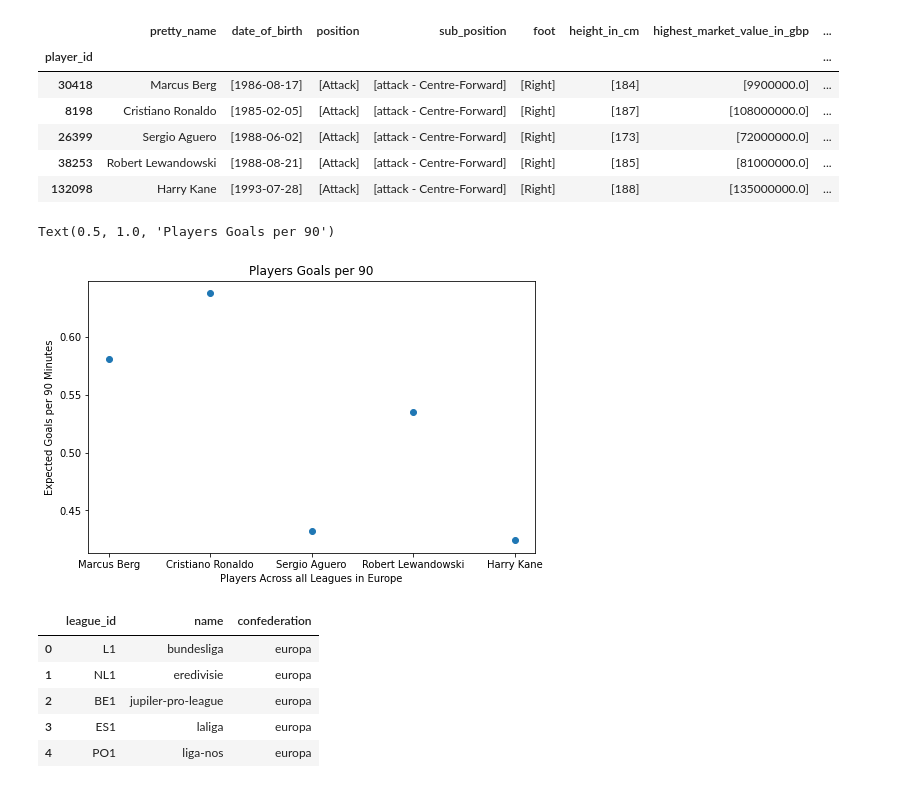
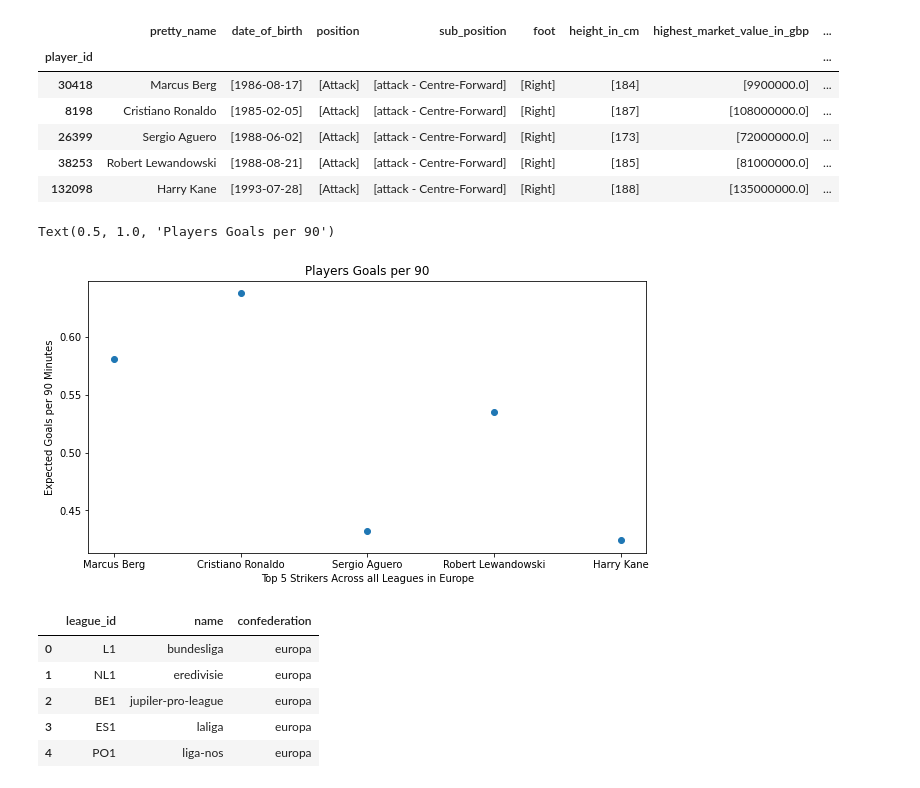
Before and after one commit to preeeech/most_effective_strikers_transfermarkt, a Jupyter notebook: most-effective-strikers.ipynb, the cells around one changed output. Drawn from its saved outputs; the diff is of its cells as text; code cells hidden in the pictures.

Commit message:
Kaggle Notebook | Most Effective Strikers  | Version 5

```diff
--- a/most-effective-strikers.ipynb
+++ b/most-effective-strikers.ipynb
@@ -115,23 +115,23 @@ join.head()
 # %%
 def p90_Calculator(total_goals,total_minutes_played):
     return total_goals/(total_minutes_played/90)
 
 
 # join['goals_per_90']=join['total_minutes_played'].apply(p90_Calculator)
 join['goals_per_90']=p90_Calculator(join.total_goals,join.total_minutes_played)
 join.head()
 
 
 player=join['pretty_name'][0:5]
 goals_per_90_minutes=join['goals_per_90'][0:5]
-plt.figure(figsize=(8, 5))
+plt.figure(figsize=(10, 5))
 plt.scatter(player, goals_per_90_minutes)
-plt.xlabel('Players Across all Leagues in Europe')
+plt.xlabel('Top 5 Strikers Across all Leagues in Europe')
 plt.ylabel('Expected Goals per 90 Minutes')
 plt.title('Players Goals per 90')
 # %% [output]
 Text(0.5, 1.0, 'Players Goals per 90')
-[figure, old version]
+[figure, new version]
 # %%
 df_leagues= pd.read_csv("/kaggle/input/player-scores/leagues.csv")
 df_leagues.head()
```
